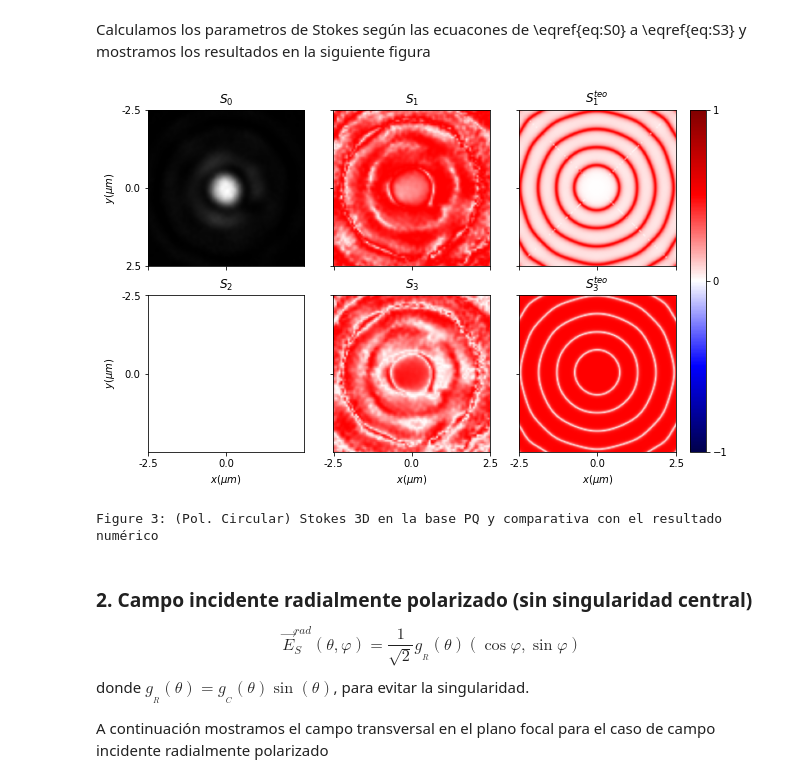
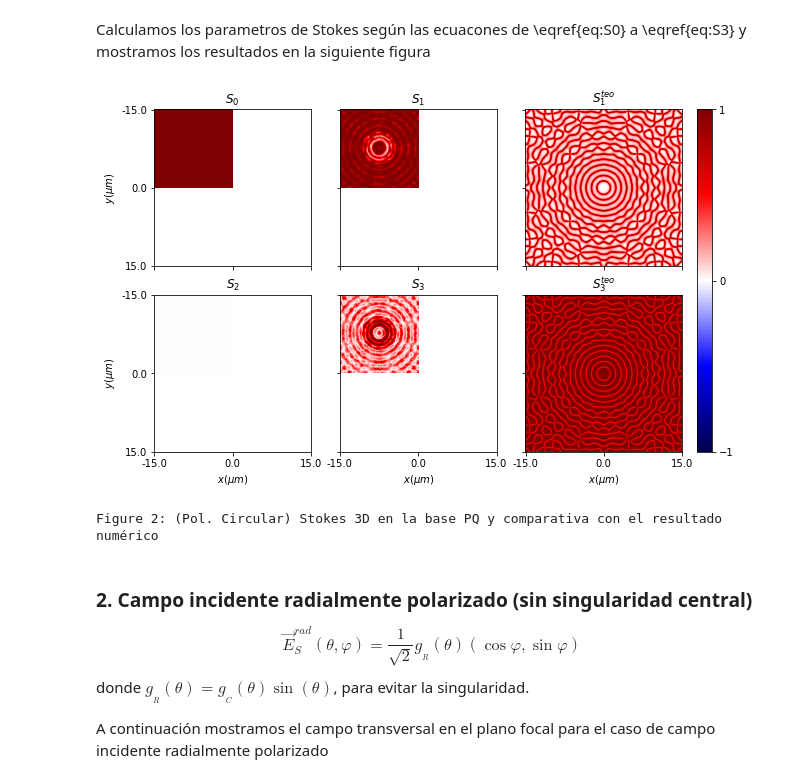
Before and after one commit to WavefrontEngUB/localStokes, a Jupyter notebook: Report.ipynb, the cells around one changed output. Cells and saved outputs as stored; diff of their text form; code cells hidden in the pictures.

```diff
--- a/Report.ipynb
+++ b/Report.ipynb
@@ -285,8 +285,8 @@ Ef = ricardo_llop(E, NA=0.45, L, f)
 # %%
 def plot_3D_stokes(experimental_s, teoric_s1, teoric_s3, label, trim=None):
-
+    ntrim = -trim if trim else None
     scale = 58.5  # nm/px
-    lims = teoric_s1[trim:-trim,trim:-trim].shape
+    lims = teoric_s1[trim:ntrim,trim:ntrim].shape
 
     fig = plt.figure(figsize=(10,10))
     axs = ImageGrid(fig, 111,
@@ -312,7 +312,7 @@ def plot_3D_stokes(experimental_s, teoric_s1, teoric_s3, label, trim=None):
         ax.set_ylabel(r'$y (\mu m)$')
 
         s_i = stokes[idx]
-        im = ax.imshow(s_i[-trim:trim, -trim:trim],
+        im = ax.imshow(s_i[trim:ntrim, trim:ntrim],
                        cmap='seismic', vmin=-1, vmax=1)
         ax.set_title(titles[idx])
 
@@ -337,14 +337,17 @@ def plot_3D_stokes(experimental_s, teoric_s1, teoric_s3, label, trim=None):
               f"comparativa con el resultado numérico")
 
     return lims
-# %%
-# file_names = [f'data/Dextro/s{i}_pDex.png' for i in range(4)]
-# file_names.insert(2, 'data/Dextro/s1_pDex_teo.png')
-# file_names.insert(5, 'data/Dextro/s3_pDex_teo.png')
-_ = plot_3D_stokes(*file_names, label="Circular")
-# %% [output]
-[figure, removed]
-Figure 3: (Pol. Circular) Stokes 3D en la base PQ y comparativa con el resultado numérico
+# %%
+circ_teo = get_theoretical_field("circular")
+circ_s_teo = stokes3D.compute_simple_stokes(circ_teo[:,:,0],
+                                            circ_teo[:,:,1],
+                                            circ_teo[:,:,2])
+
+_ = plot_3D_stokes(circ_s, circ_s_teo[:,:,1], circ_s_teo[:,:,3],
+                   label="Circular")
+# %% [output]
+[figure, added]
+Figure 2: (Pol. Circular) Stokes 3D en la base PQ y comparativa con el resultado numérico
 # %% [markdown]
 ### 2. Campo incidente radialmente polarizado (sin singularidad central)
 
```
Also changed, not shown: parts of 9 cells of this notebook.
